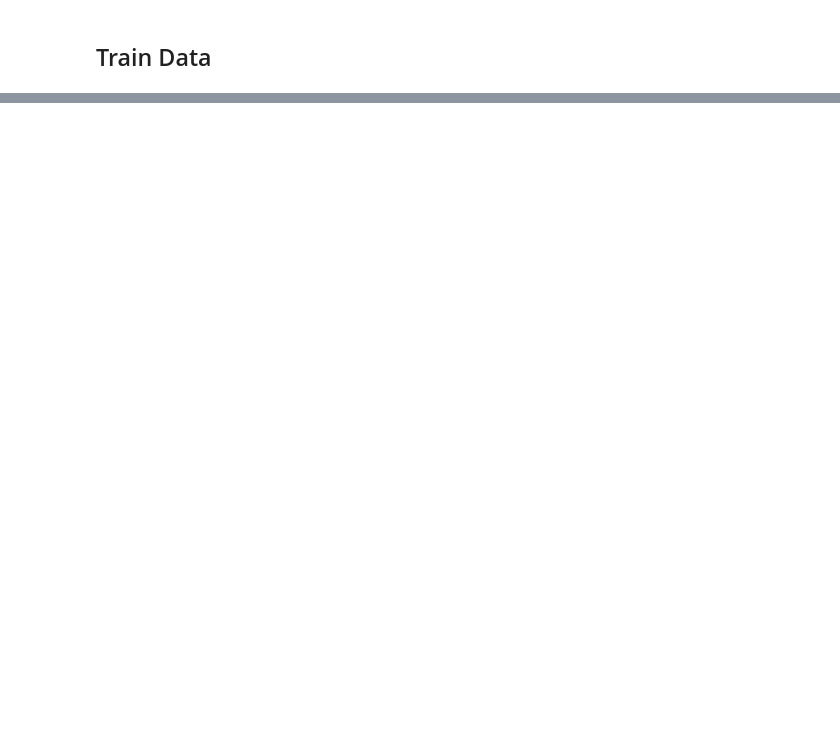
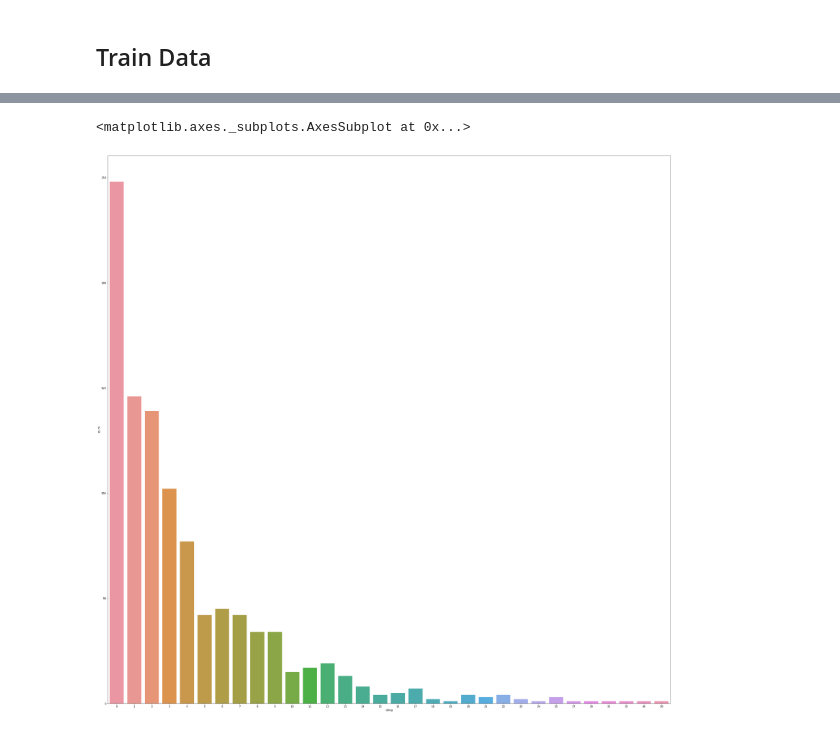
Before and after one commit to alxrpatrick/Skripsi, a Jupyter notebook: Skripsi.ipynb, the cells around one changed output, grey strips where cells are left out. Drawn from its saved outputs; the diff is of its cells as text; code cells hidden in the pictures; blank space fills up the shorter version.

```diff
--- a/Skripsi.ipynb
+++ b/Skripsi.ipynb
@@ -400,0 +1280,2 @@ journal_table.drop(["pages"], axis=1, inplace=True)
+# %%
+NoW = pd.concat([title_NoW, keywords_NoW, introduction_NoW, exp_NoW, conclusion_NoW, acknowledgement_NoW, result_NoW], axis=1)
@@ -400,0 +1300,4 @@ journal_table.drop(["pages"], axis=1, inplace=True)
+# %%
+journal_table = pd.concat([journal_table, NoW], axis=1)
+# %%
+journal_table.drop(['introduction_str', 'experimental_method_str', 'conclusion_str', 'acknowledgement_str', 'references_str', 'result_str'], axis=1, inplace=True)
@@ -400,0 +1342,2 @@ journal_table.drop(["pages"], axis=1, inplace=True)
+# %%
+journal_table.dropna(inplace=True)
@@ -416,0 +1791,6 @@ ValueError: could not convert string to float: '<p>Hydrogen is one of chemical i
+# %%
+plt.figure(figsize=(40,40))
+sns.countplot (x = "citing",data=journal_table)
+# %% [output]
+<matplotlib.axes._subplots.AxesSubplot at 0x...>
+[figure, added]
```
Also changed, not shown: parts of 285 cells of this notebook.
